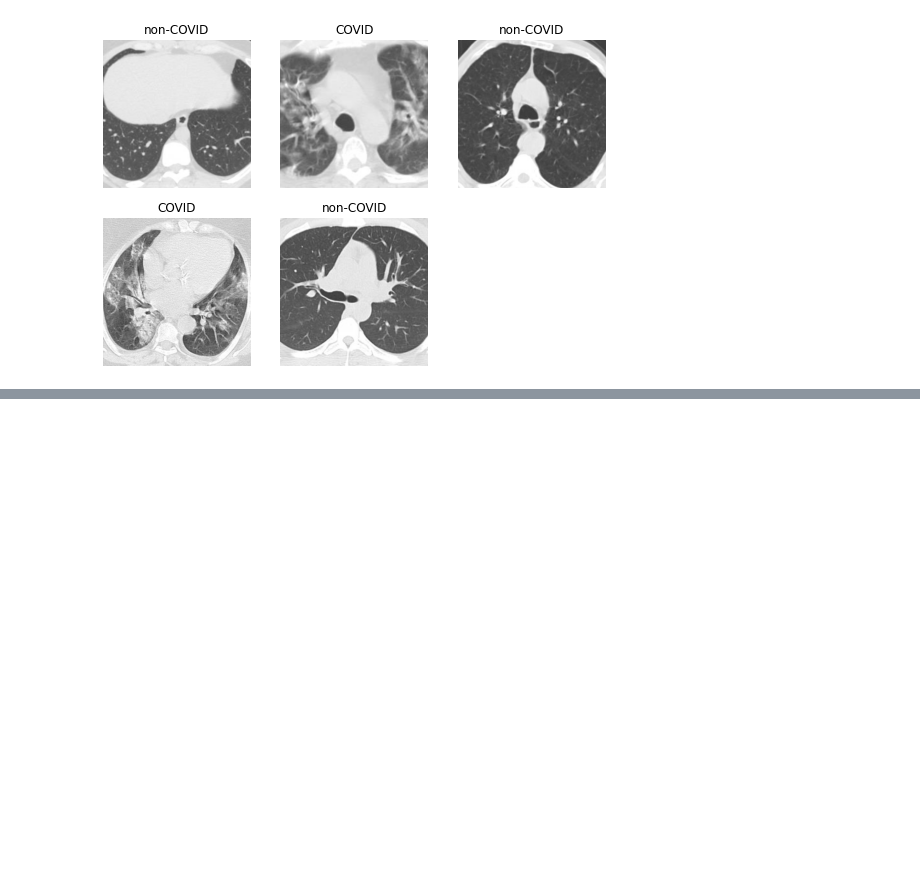
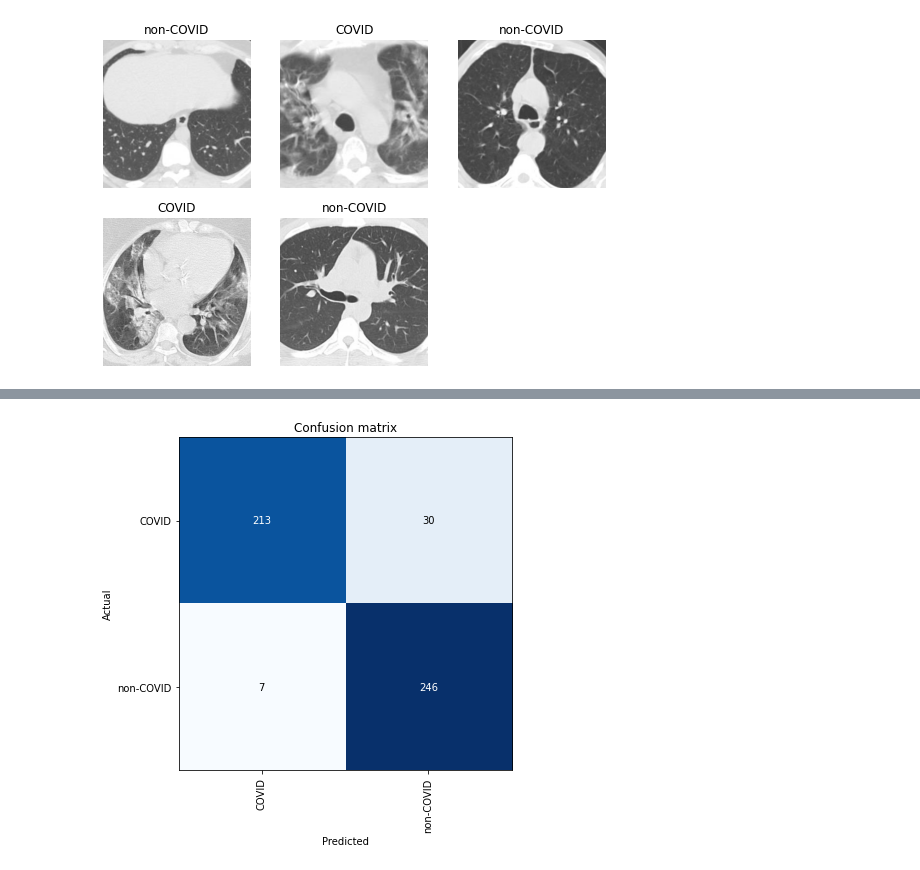
Before and after one commit to tomiambro/covid_transfer_learning, a Jupyter notebook: covid.ipynb, the cells around one changed output, grey strips where cells are left out. Cells and saved outputs as stored; diff of their text form; code cells hidden in the pictures; blank space fills up the shorter version.

```diff
--- a/covid.ipynb
+++ b/covid.ipynb
@@ -123,0 +92,2 @@ interp.plot_top_losses(3)
+# %%
+learn = cnn_learner(dls, resnet18, metrics=FBeta(2))
@@ -123,0 +106,4 @@ interp.plot_top_losses(3)
+# %%
+interp = ClassificationInterpretation.from_learner(learn)
+interp.plot_confusion_matrix(figsize=(6,6))
+# %% [output]
@@ -123,0 +111 @@ interp.plot_top_losses(3)
+[figure, added]
```
Also changed, not shown: parts of 19 cells of this notebook.
